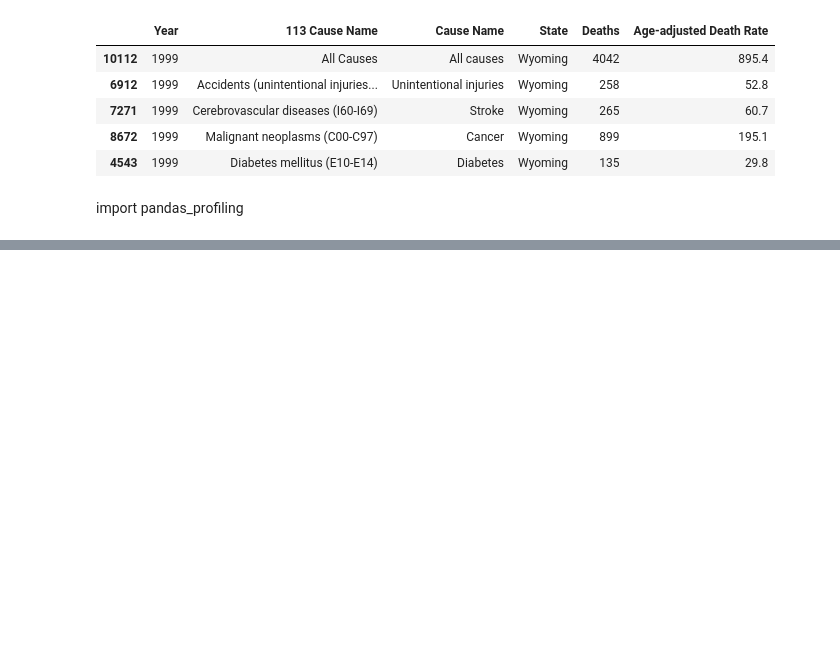
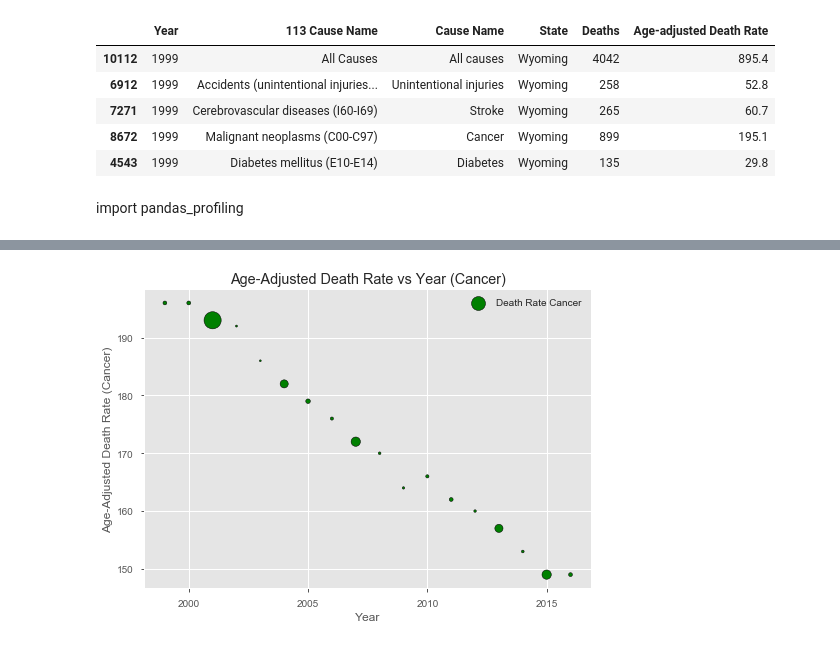
Before and after one commit to ppainuly/Leading-Causes-of-Death-in-United-States, a Jupyter notebook: Project_1.ipynb, the cells around one changed output, grey strips where cells are left out. Cells and saved outputs as stored; diff of their text form; code cells hidden in the pictures; blank space fills up the shorter version.

```diff
--- a/Project_1.ipynb
+++ b/Project_1.ipynb
@@ -206,0 +374,15 @@ import pandas_profiling
+# %%
+Years2= [1999,2000,2001,2002,2003,2004,2005,2006,2007,2008,2009,2010,2011,2012,2013,2014,2015,2016]
+DeathRate2 = [196,196,193,192,186,182,179,176,172,170,164,166,162,160,157,153,149,149]
+plt.scatter([Years2], [DeathRate2], marker ="o", edgecolor="black", s=Deaths/500, alpha=1, c='green', label="Death Rate Cancer")
+plt.title("Age-Adjusted Death Rate vs Year (Cancer)")
+plt.ylabel("Age-Adjusted Death Rate (Cancer)")
+plt.xlabel("Year")
+plt.locator_params(integer=True)
+plt.legend()
+plt.savefig('txcancerdeathrate.png')
+
+
+#plt.grid(b=True, which='major', color='#666666', linestyle='-')
+# %% [output]
+[figure, added]
```
Also changed, not shown: parts of 48 cells of this notebook, 12 other files.
